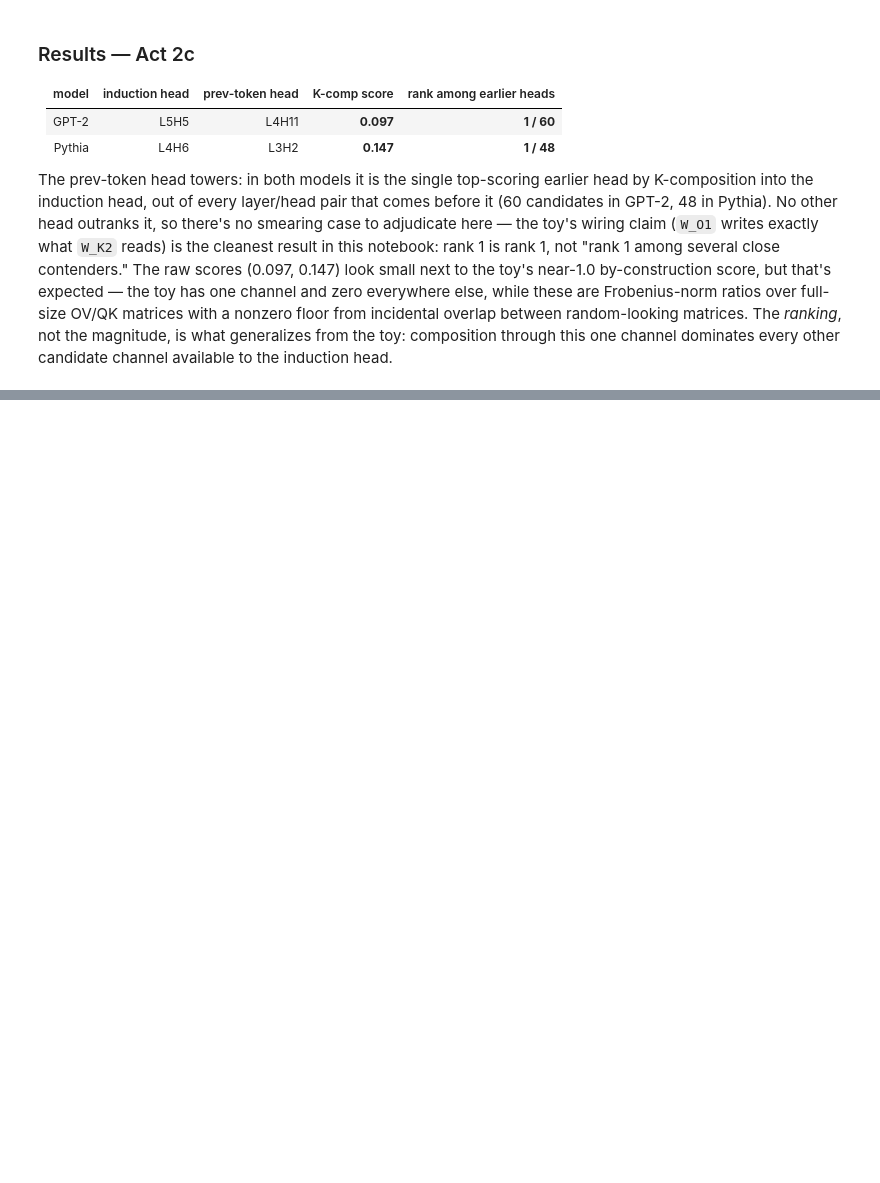
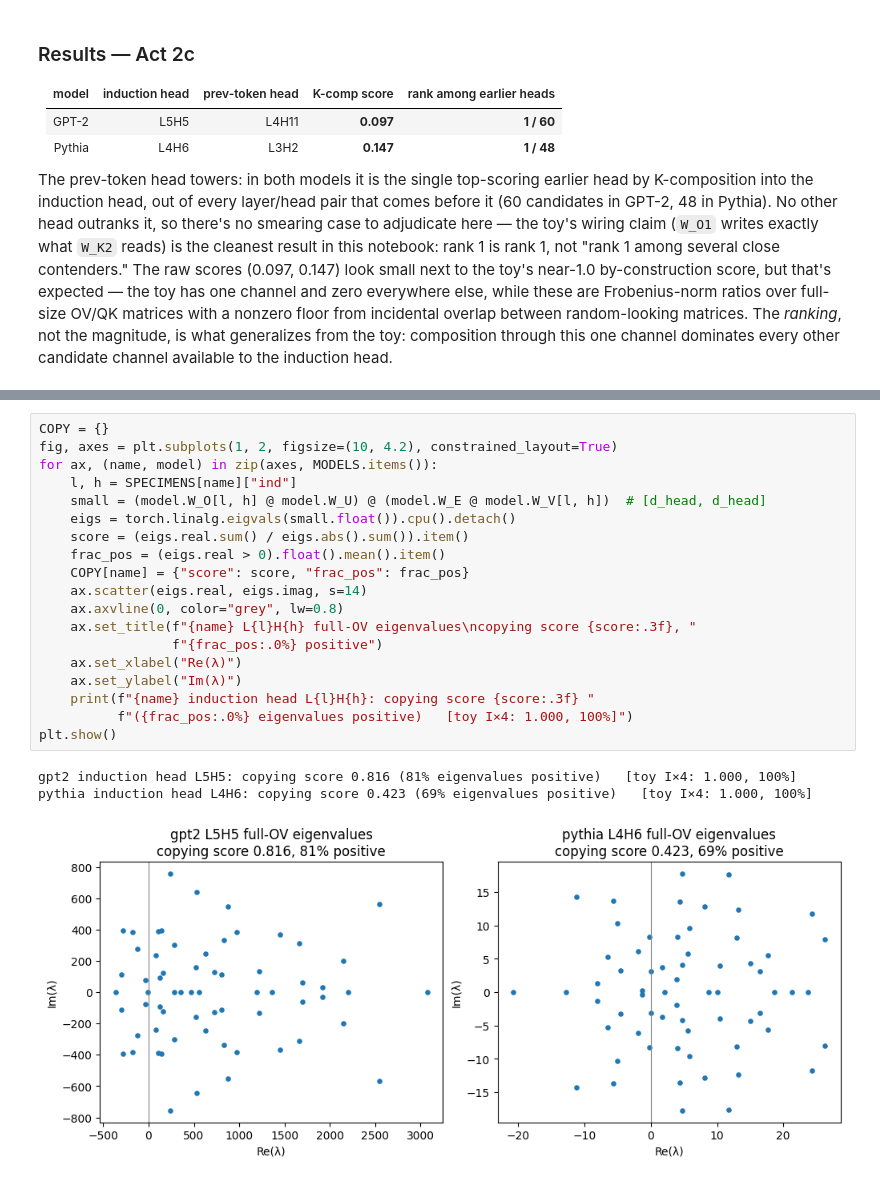
Before and after one commit to barmag/fanous-llm-lens, a Jupyter notebook: notebooks/in_context_learning/induction_heads_in_the_wild.ipynb, the cells around one changed output, grey strips where cells are left out. Drawn from its saved outputs; the diff is of its cells as text; blank space fills up the shorter version.

Commit message:
induction-in-the-wild Act 2d: full-OV copying score 0.816 (GPT-2 L5H5, 81% pos.) / 0.423 (Pythia L4H6, 69% pos.) vs toy's 1.0
Co-Authored-By: Claude Fable 5 <noreply@anthropic.com>

```diff
--- a/notebooks/in_context_learning/induction_heads_in_the_wild.ipynb
+++ b/notebooks/in_context_learning/induction_heads_in_the_wild.ipynb
@@ -376,0 +387,23 @@ The prev-token head towers: in both models it is the single top-scoring earlier
+# %%
+COPY = {}
+fig, axes = plt.subplots(1, 2, figsize=(10, 4.2), constrained_layout=True)
+for ax, (name, model) in zip(axes, MODELS.items()):
+    l, h = SPECIMENS[name]["ind"]
+    small = (model.W_O[l, h] @ model.W_U) @ (model.W_E @ model.W_V[l, h])  # [d_head, d_head]
+    eigs = torch.linalg.eigvals(small.float()).cpu().detach()
+    score = (eigs.real.sum() / eigs.abs().sum()).item()
+    frac_pos = (eigs.real > 0).float().mean().item()
+    COPY[name] = {"score": score, "frac_pos": frac_pos}
+    ax.scatter(eigs.real, eigs.imag, s=14)
+    ax.axvline(0, color="grey", lw=0.8)
+    ax.set_title(f"{name} L{l}H{h} full-OV eigenvalues\ncopying score {score:.3f}, "
+                 f"{frac_pos:.0%} positive")
+    ax.set_xlabel("Re(λ)")
+    ax.set_ylabel("Im(λ)")
+    print(f"{name} induction head L{l}H{h}: copying score {score:.3f} "
+          f"({frac_pos:.0%} eigenvalues positive)   [toy I×4: 1.000, 100%]")
+plt.show()
+# %% [output]
+gpt2 induction head L5H5: copying score 0.816 (81% eigenvalues positive)   [toy I×4: 1.000, 100%]
+pythia induction head L4H6: copying score 0.423 (69% eigenvalues positive)   [toy I×4: 1.000, 100%]
+[figure, added]
```
Also changed, not shown: parts of 3 cells of this notebook.
